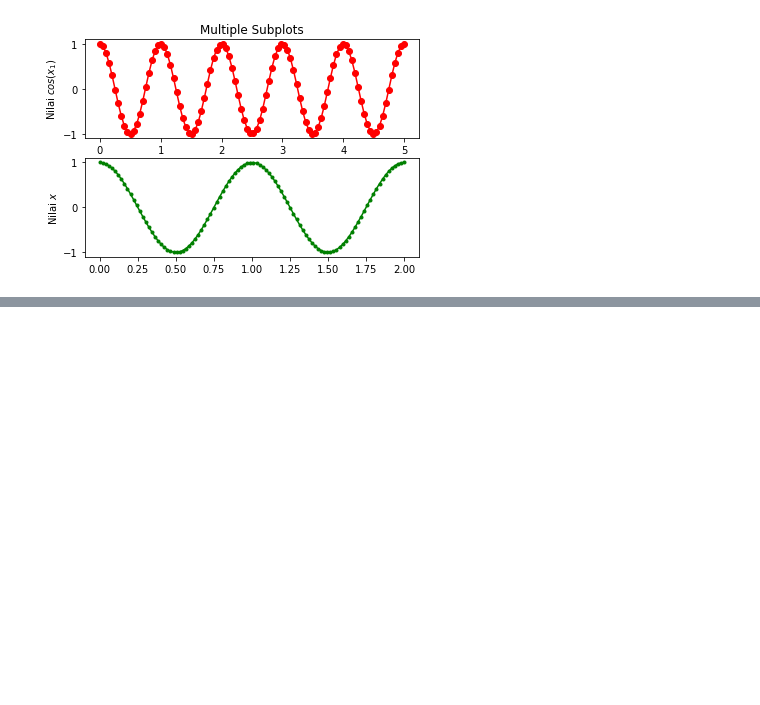
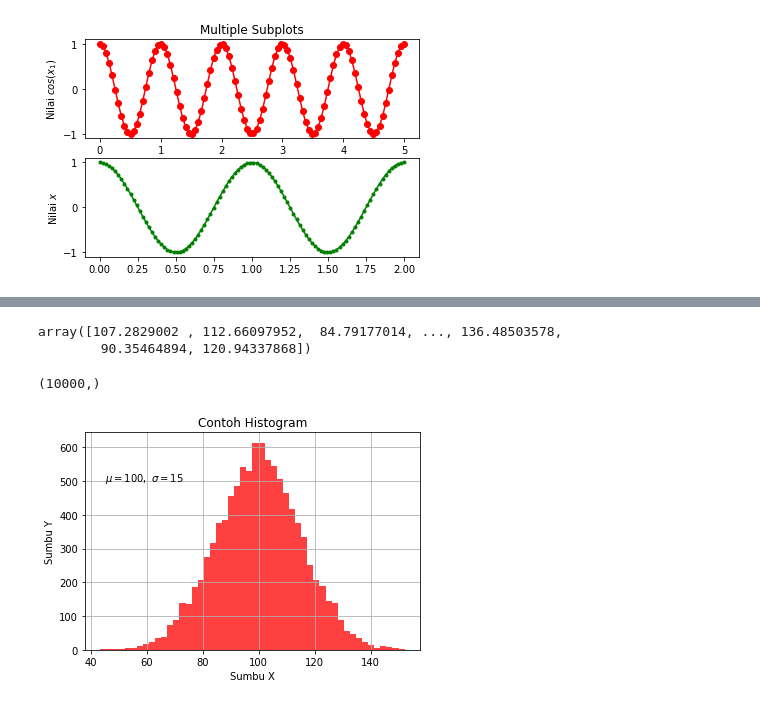
Before and after one commit to yap23/belajar_python, a Jupyter notebook: Belajar Matplotlib.ipynb, the cells around one changed output, grey strips where cells are left out. Saved outputs shown, nothing was run; the diff lists cells and outputs as text; code cells hidden in the pictures; blank space fills up the shorter version.

```diff
--- a/Belajar Matplotlib.ipynb
+++ b/Belajar Matplotlib.ipynb
@@ -401,0 +413,30 @@ plt.show()
+# %%
+# Sample data
+mu, sigma = 100, 15 # Nilai mean dan nilai standard deviation
+
+x = mu + sigma * np.random.randn(10000) # Normal distribution
+x
+# %% [output]
+array([107.2829002 , 112.66097952,  84.79177014, ..., 136.48503578,
+        90.35464894, 120.94337868])
+# %%
+x.shape
+# %% [output]
+(10000,)
+# %%
+# Histogram dengan pyplot style
+plt.hist(x,
+         bins=50, # untuk menentukan jumlah pengelompokan
+         facecolor='r', # Untuk merubah warna
+         alpha=0.75) # Transparant color
+
+plt.xlabel('Sumbu X')
+plt.ylabel('Sumbu Y')
+plt.title('Contoh Histogram') # untuk judul
+
+plt.text(45, 500, r'$\mu=100,\ \sigma=15$') # digunakan untuk memberikan informasi text pada grafik
+plt.grid() # menampilkan grid
+
+plt.show()
+# %% [output]
+[figure, added]
```
Also changed, not shown: parts of 25 cells of this notebook.
